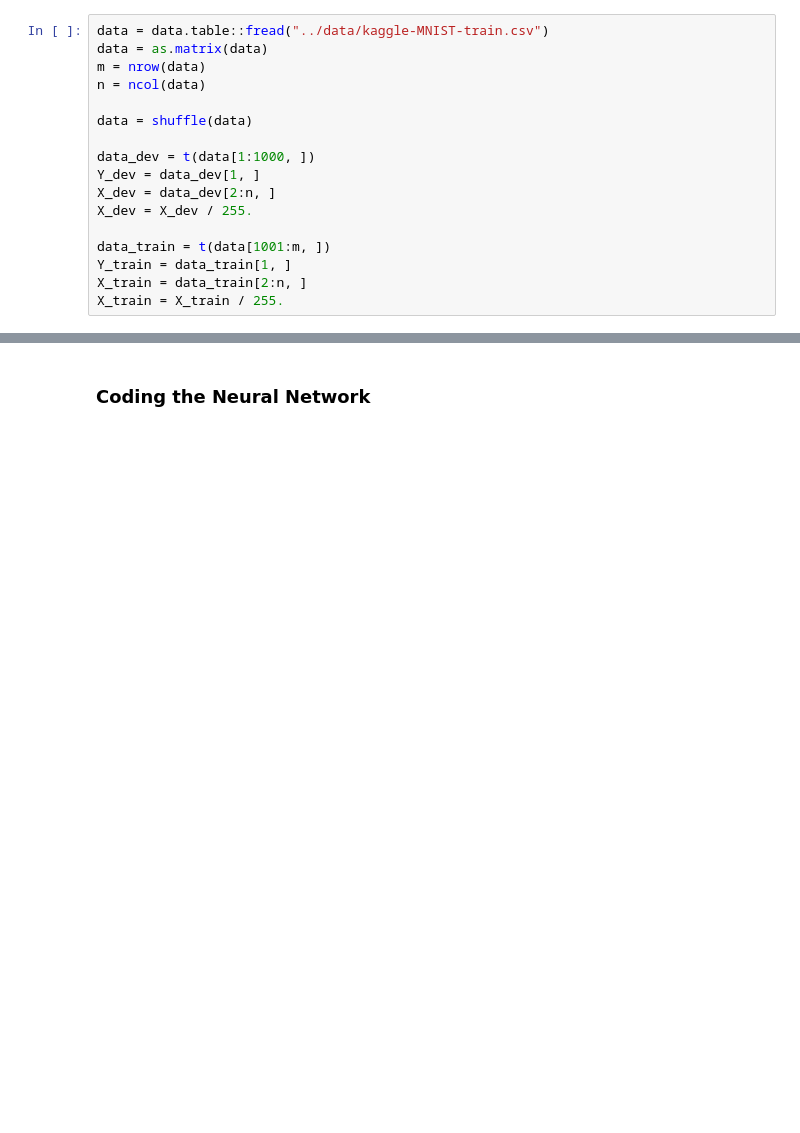
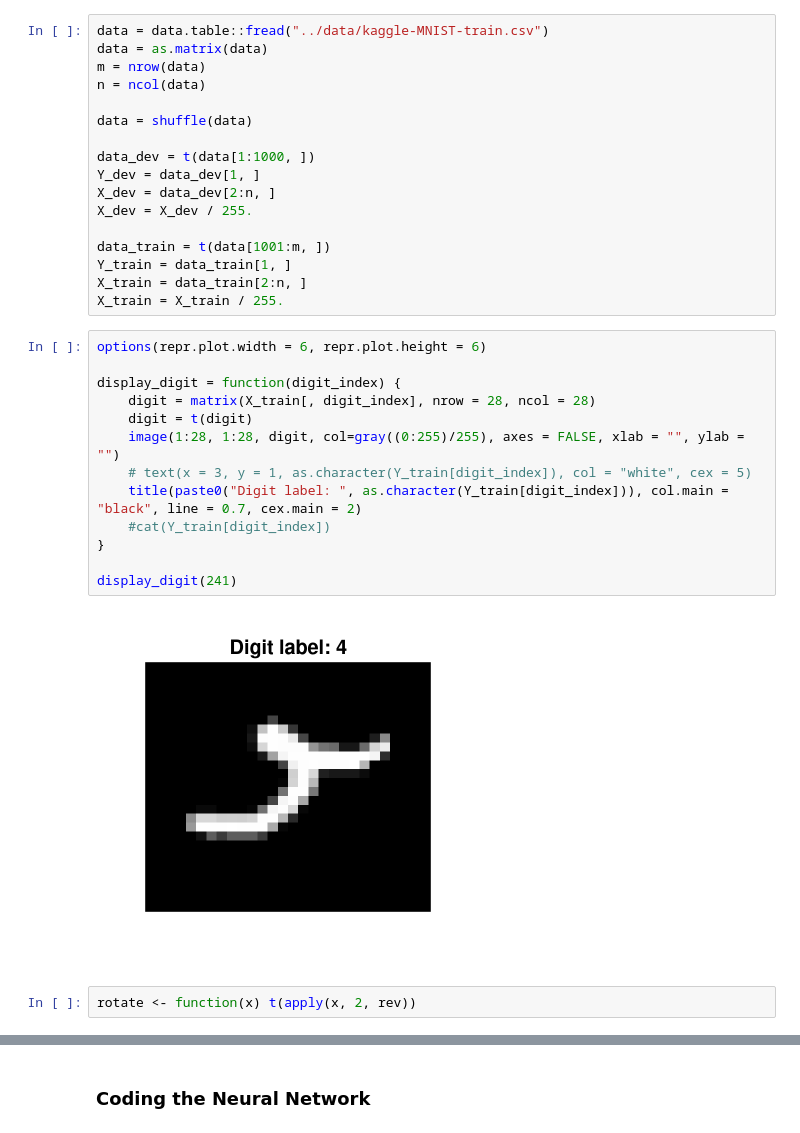
Before and after one commit to ABS-Neural-Nets-Tutorial/Intro-To-Neural-Networks, a Jupyter notebook: notebooks/4_Creating_NNs.ipynb, the cells around one changed output, grey strips where cells are left out. Drawn from its saved outputs; the diff is of its cells as text; blank space fills up the shorter version.

```diff
--- a/notebooks/4_Creating_NNs.ipynb
+++ b/notebooks/4_Creating_NNs.ipynb
@@ -101,3 +101,20 @@ data_train = t(data[1001:m, ])
 Y_train = data_train[1, ]
 X_train = data_train[2:n, ]
 X_train = X_train / 255.
+# %%
+options(repr.plot.width = 6, repr.plot.height = 6)
+
+display_digit = function(digit_index) {
+    digit = matrix(X_train[, digit_index], nrow = 28, ncol = 28)
+    digit = t(digit)
+    image(1:28, 1:28, digit, col=gray((0:255)/255), axes = FALSE, xlab = "", ylab = "")
+    # text(x = 3, y = 1, as.character(Y_train[digit_index]), col = "white", cex = 5)
+    title(paste0("Digit label: ", as.character(Y_train[digit_index])), col.main = "black", line = 0.7, cex.main = 2)
+    #cat(Y_train[digit_index])
+}
+
+display_digit(241)
+# %% [output]
+[figure, added]
+# %%
+rotate <- function(x) t(apply(x, 2, rev))
```
Also changed, not shown: parts of 4 cells of this notebook, 4 other files.
